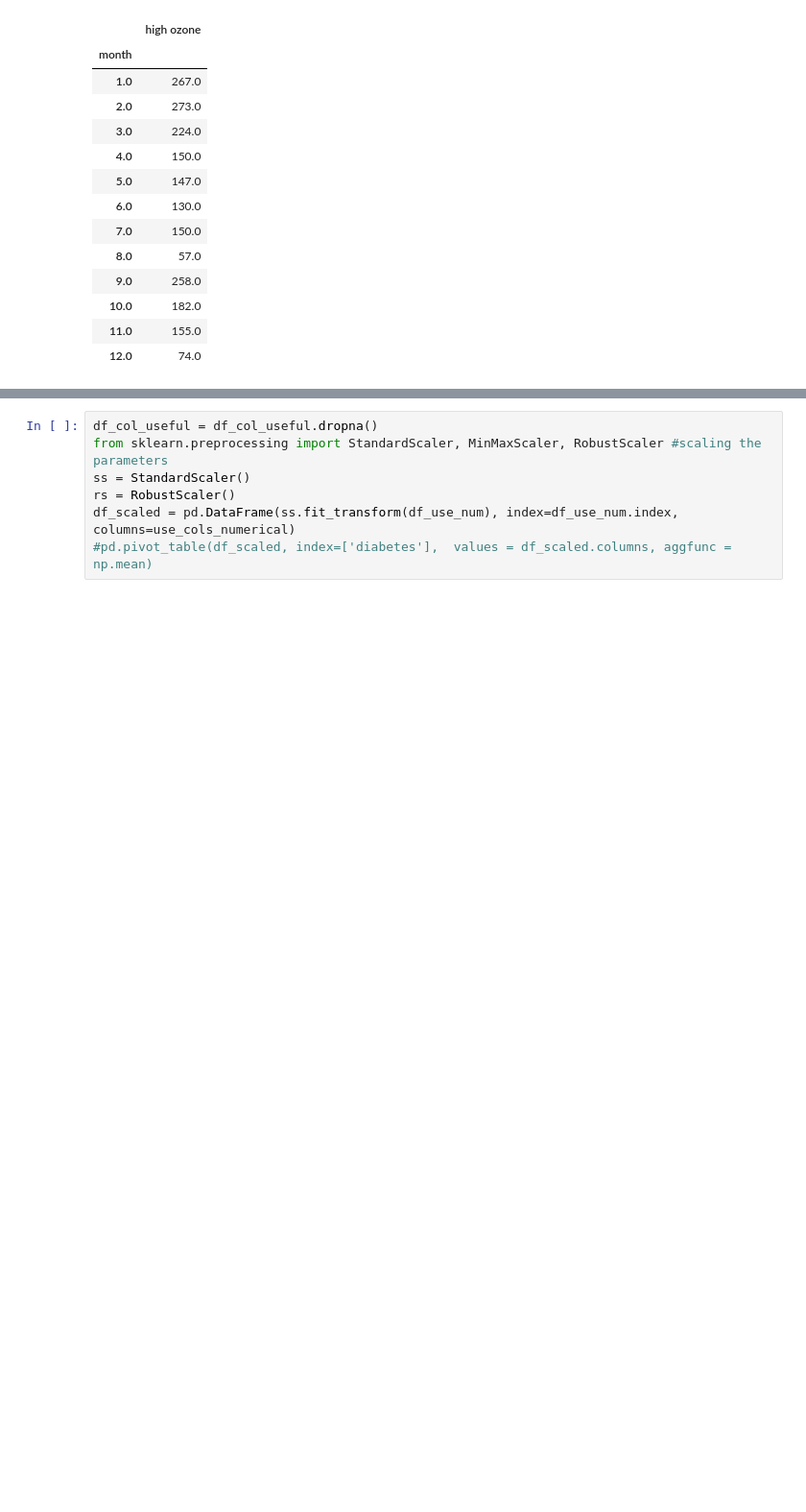
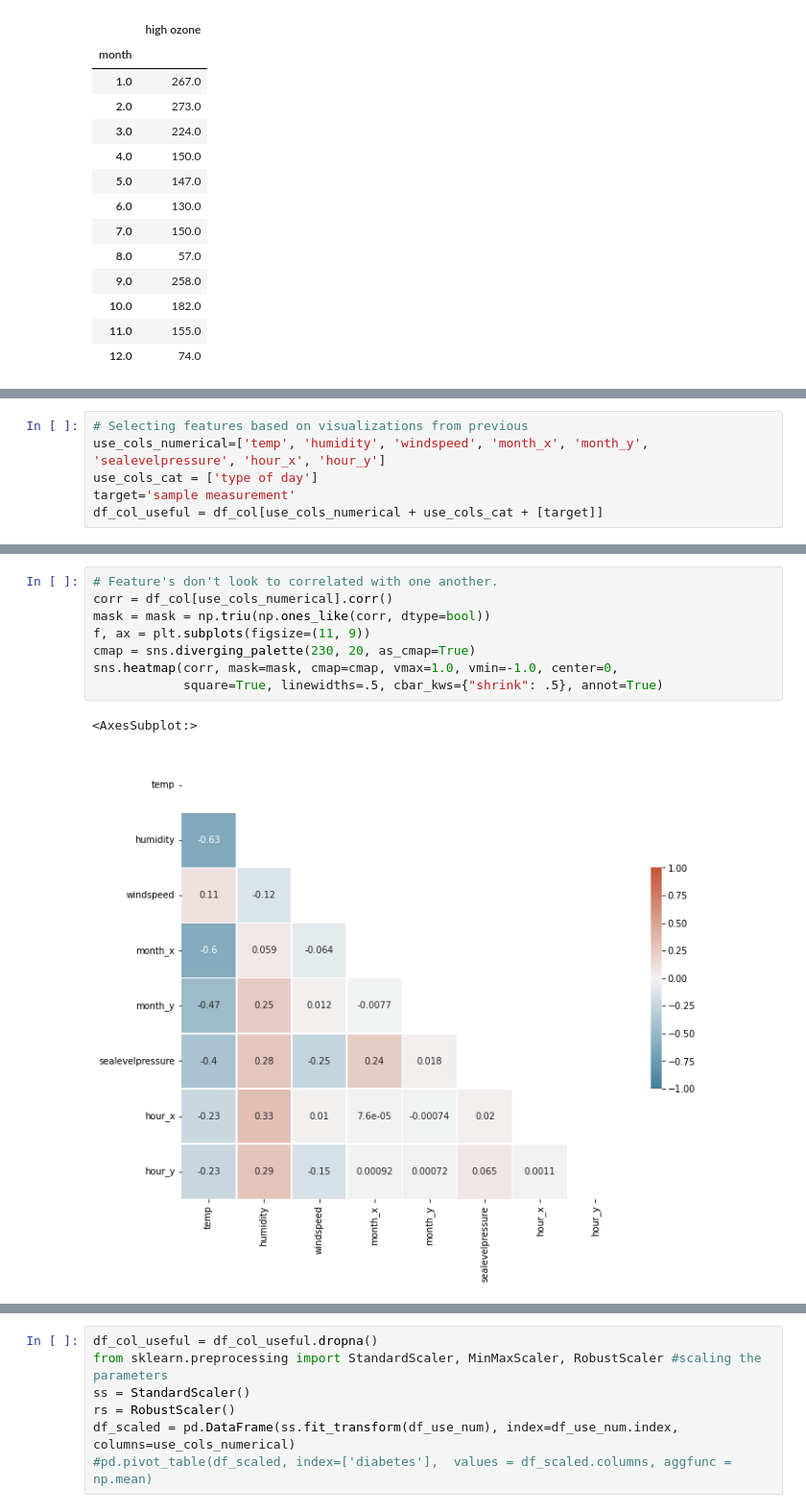
Before and after one commit to jcummingsutk/ozone_pollution, a Jupyter notebook: notebook.ipynb, the cells around one changed output, grey strips where cells are left out. Shown: that part at 96% size. Drawn from its saved outputs; the diff is of its cells as text; blank space fills up the shorter version.

```diff
--- a/notebook.ipynb
+++ b/notebook.ipynb
@@ -534,0 +439,6 @@ y = df_col_useful[target]
+# %%
+# Selecting features based on visualizations from previous
+use_cols_numerical=['temp', 'humidity', 'windspeed', 'month_x', 'month_y', 'sealevelpressure', 'hour_x', 'hour_y']
+use_cols_cat = ['type of day']
+target='sample measurement'
+df_col_useful = df_col[use_cols_numerical + use_cols_cat + [target]]
@@ -534,0 +461,11 @@ y = df_col_useful[target]
+# %%
+# Feature's don't look to correlated with one another.
+corr = df_col[use_cols_numerical].corr()
+mask = mask = np.triu(np.ones_like(corr, dtype=bool))
+f, ax = plt.subplots(figsize=(11, 9))
+cmap = sns.diverging_palette(230, 20, as_cmap=True)
+sns.heatmap(corr, mask=mask, cmap=cmap, vmax=1.0, vmin=-1.0, center=0,
+            square=True, linewidths=.5, cbar_kws={"shrink": .5}, annot=True)
+# %% [output]
+<AxesSubplot:>
+[figure, added]
```
Also changed, not shown: parts of 64 cells of this notebook, 1 other file.
